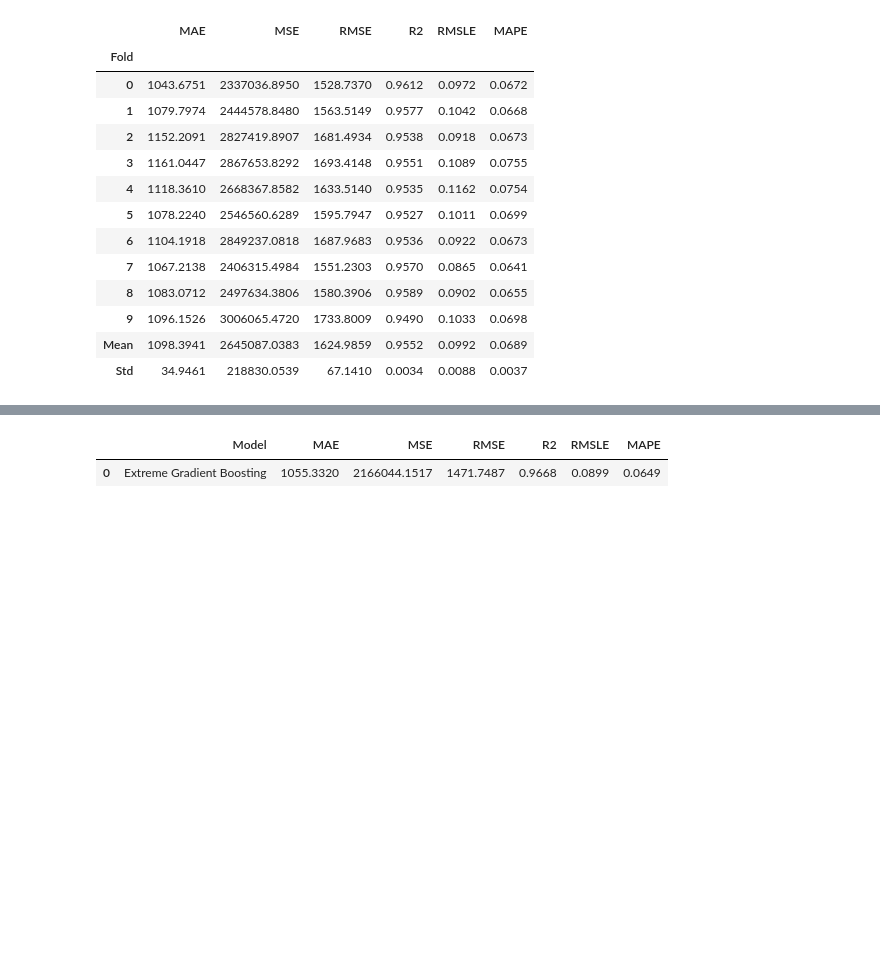
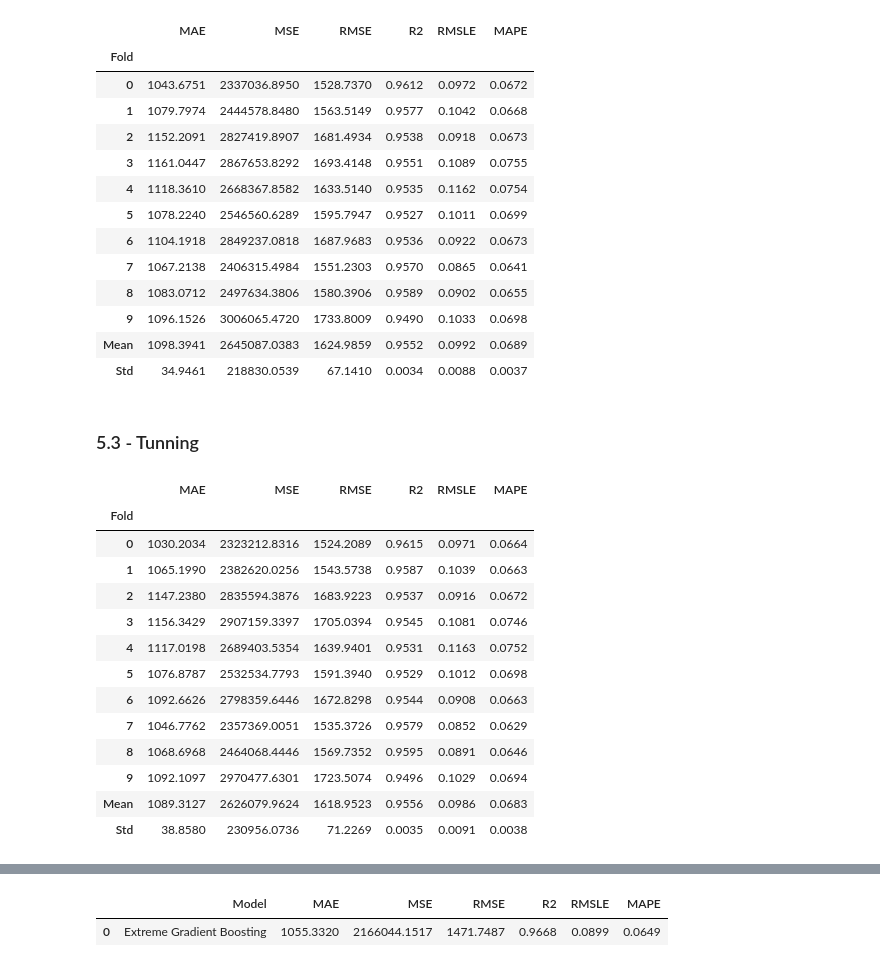
Before and after one commit to diegopmayer/automl_pycaret, a Jupyter notebook: automl_regression_c01.ipynb, the cells around one changed output, grey strips where cells are left out. Drawn from its saved outputs; the diff is of its cells as text; code cells hidden in the pictures; blank space fills up the shorter version.

```diff
--- a/automl_regression_c01.ipynb
+++ b/automl_regression_c01.ipynb
@@ -194,3 +207,28 @@ model = create_model(estimator=best_model)
 | 9 | 1096.1526 | 3006065.4720 | 1733.8009 | 0.9490 | 0.1033 | 0.0698 |
 | Mean | 1098.3941 | 2645087.0383 | 1624.9859 | 0.9552 | 0.0992 | 0.0689 |
 | Std | 34.9461 | 218830.0539 | 67.1410 | 0.0034 | 0.0088 | 0.0037 |
+# %% [markdown]
+### 5.3 - Tunning
+# %%
+parameters = {
+    "booster":['gbtree', 'gblinear', 'dart'],
+    "eta":[0.01, 0.08, 0.1, 0.3, 0.5, 0.7, 1],
+    "n_estimators":[10, 30, 60, 100, 150, 200, 500]
+}
+# %%
+model_tunned = tune_model(estimator=model, custom_grid=parameters)
+# %% [output]
+|  | MAE | MSE | RMSE | R2 | RMSLE | MAPE |
+| Fold |  |  |  |  |  |  |
+| 0 | 1030.2034 | 2323212.8316 | 1524.2089 | 0.9615 | 0.0971 | 0.0664 |
+| 1 | 1065.1990 | 2382620.0256 | 1543.5738 | 0.9587 | 0.1039 | 0.0663 |
+| 2 | 1147.2380 | 2835594.3876 | 1683.9223 | 0.9537 | 0.0916 | 0.0672 |
+| 3 | 1156.3429 | 2907159.3397 | 1705.0394 | 0.9545 | 0.1081 | 0.0746 |
+| 4 | 1117.0198 | 2689403.5354 | 1639.9401 | 0.9531 | 0.1163 | 0.0752 |
+| 5 | 1076.8787 | 2532534.7793 | 1591.3940 | 0.9529 | 0.1012 | 0.0698 |
+| 6 | 1092.6626 | 2798359.6446 | 1672.8298 | 0.9544 | 0.0908 | 0.0663 |
+| 7 | 1046.7762 | 2357369.0051 | 1535.3726 | 0.9579 | 0.0852 | 0.0629 |
+| 8 | 1068.6968 | 2464068.4446 | 1569.7352 | 0.9595 | 0.0891 | 0.0646 |
+| 9 | 1092.1097 | 2970477.6301 | 1723.5074 | 0.9496 | 0.1029 | 0.0694 |
+| Mean | 1089.3127 | 2626079.9624 | 1618.9523 | 0.9556 | 0.0986 | 0.0683 |
+| Std | 38.8580 | 230956.0736 | 71.2269 | 0.0035 | 0.0091 | 0.0038 |
```
Also changed, not shown: parts of 23 cells of this notebook, 1 other file.
